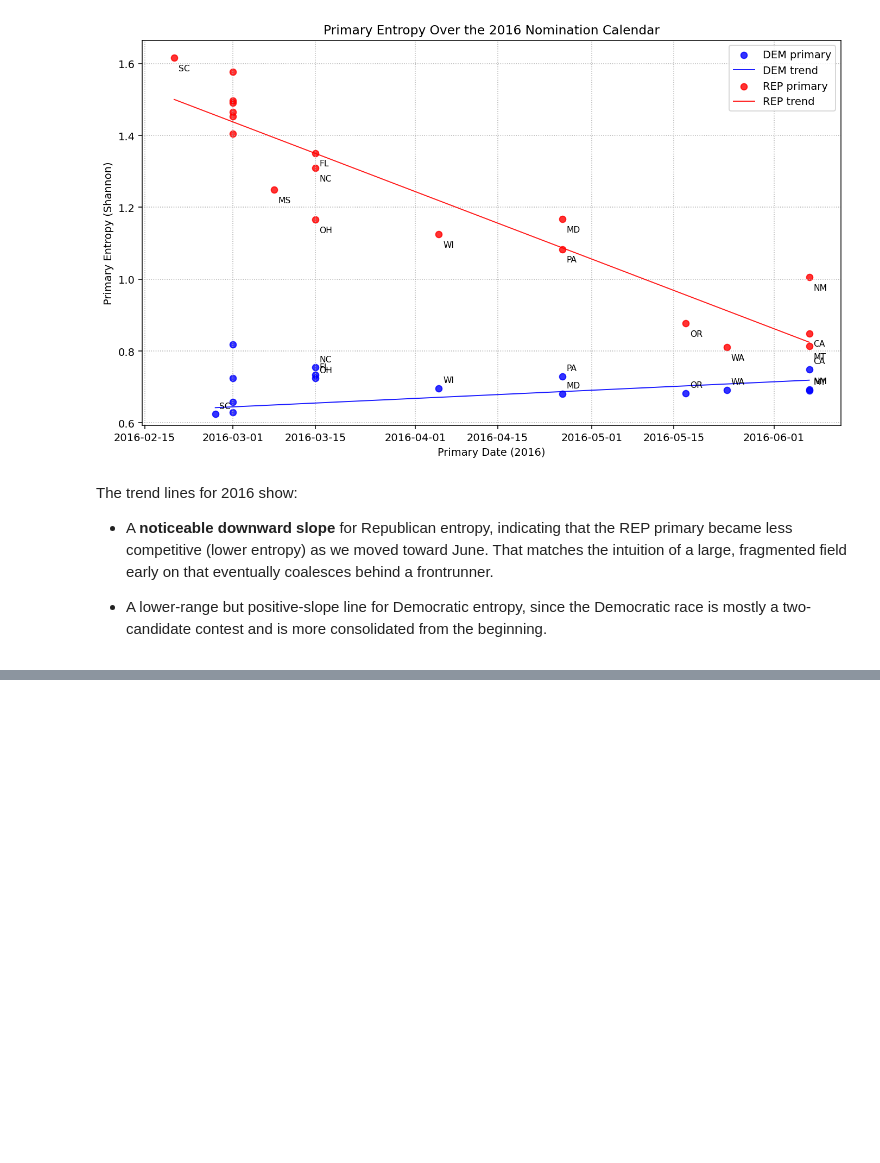
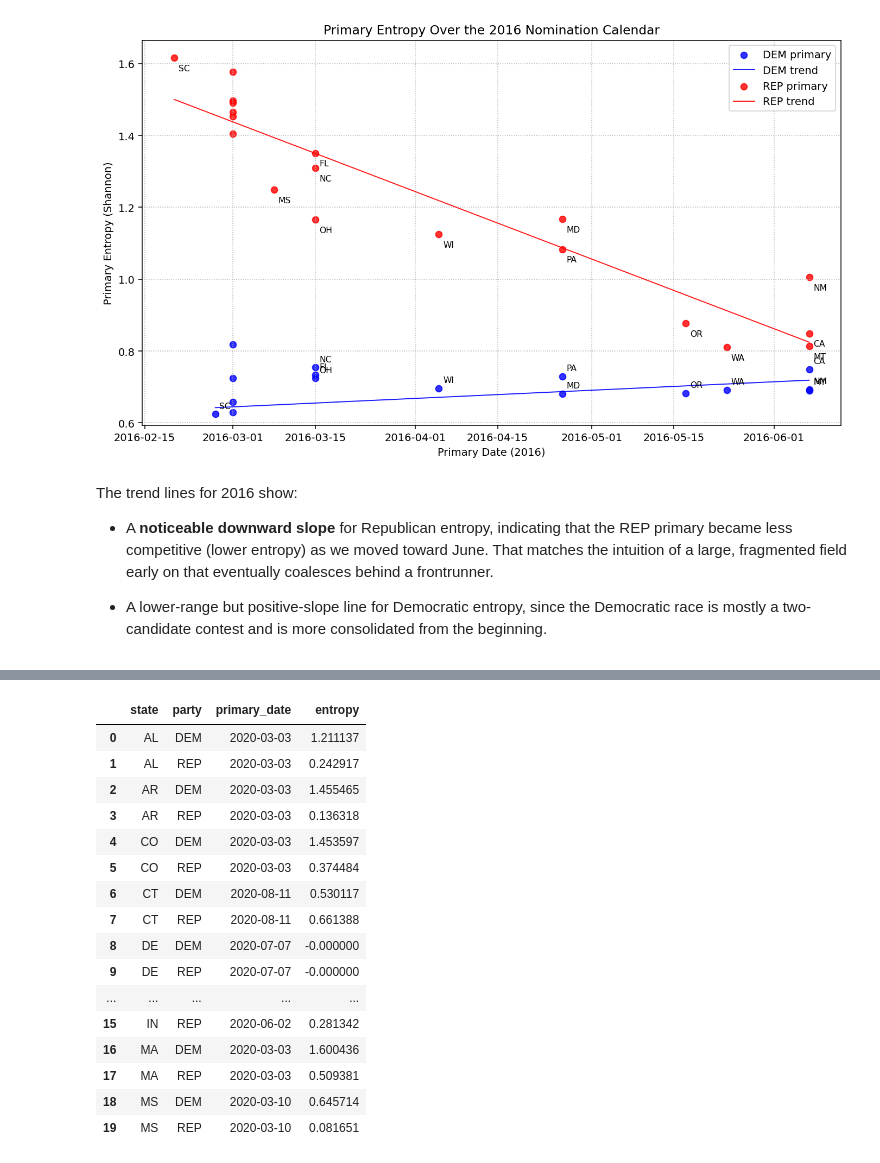
Before and after one commit to uyen-nguyen-190304/analyze-voter-turnout, a Jupyter notebook: scripts/2_modeling/entropy.ipynb, the cells around one changed output, grey strips where cells are left out. Drawn from its saved outputs; the diff is of its cells as text; code cells hidden in the pictures; blank space fills up the shorter version.

```diff
--- a/scripts/2_modeling/entropy.ipynb
+++ b/scripts/2_modeling/entropy.ipynb
@@ -804,0 +994,47 @@ The trend lines for 2016 show:
+# %%
+# Reshape to long format with a date column
+records = []
+
+for _, row in primary_entropy_2020.iterrows():
+    state = row["state"]
+
+    # Skip if we don't have a primary date for this state yet
+    if state not in primary_dates_2020:
+        continue
+
+    for party, col in [("DEM", "entropy_dem"), ("REP", "entropy_rep")]:
+        entropy = row[col]
+        if pd.isna(entropy):
+            continue
+
+        date_str = primary_dates_2020[state][party]
+        if date_str is None:
+            continue
+
+        records.append({
+            "state": state,
+            "party": party,
+            "primary_date": pd.to_datetime(date_str),
+            "entropy": float(entropy),
+        })
+
+entropy_long_2020 = pd.DataFrame(records)
+entropy_long_2020.head(20)
+# %% [output]
+|  | state | party | primary_date | entropy |
+| 0 | AL | DEM | 2020-03-03 | 1.211137 |
+| 1 | AL | REP | 2020-03-03 | 0.242917 |
+| 2 | AR | DEM | 2020-03-03 | 1.455465 |
+| 3 | AR | REP | 2020-03-03 | 0.136318 |
+| 4 | CO | DEM | 2020-03-03 | 1.453597 |
+| 5 | CO | REP | 2020-03-03 | 0.374484 |
+| 6 | CT | DEM | 2020-08-11 | 0.530117 |
+| 7 | CT | REP | 2020-08-11 | 0.661388 |
+| 8 | DE | DEM | 2020-07-07 | -0.000000 |
+| 9 | DE | REP | 2020-07-07 | -0.000000 |
+| ... | ... | ... | ... | ... |
+| 15 | IN | REP | 2020-06-02 | 0.281342 |
+| 16 | MA | DEM | 2020-03-03 | 1.600436 |
+| 17 | MA | REP | 2020-03-03 | 0.509381 |
+| 18 | MS | DEM | 2020-03-10 | 0.645714 |
+| 19 | MS | REP | 2020-03-10 | 0.081651 |
```
Also changed, not shown: parts of 30 cells of this notebook.
